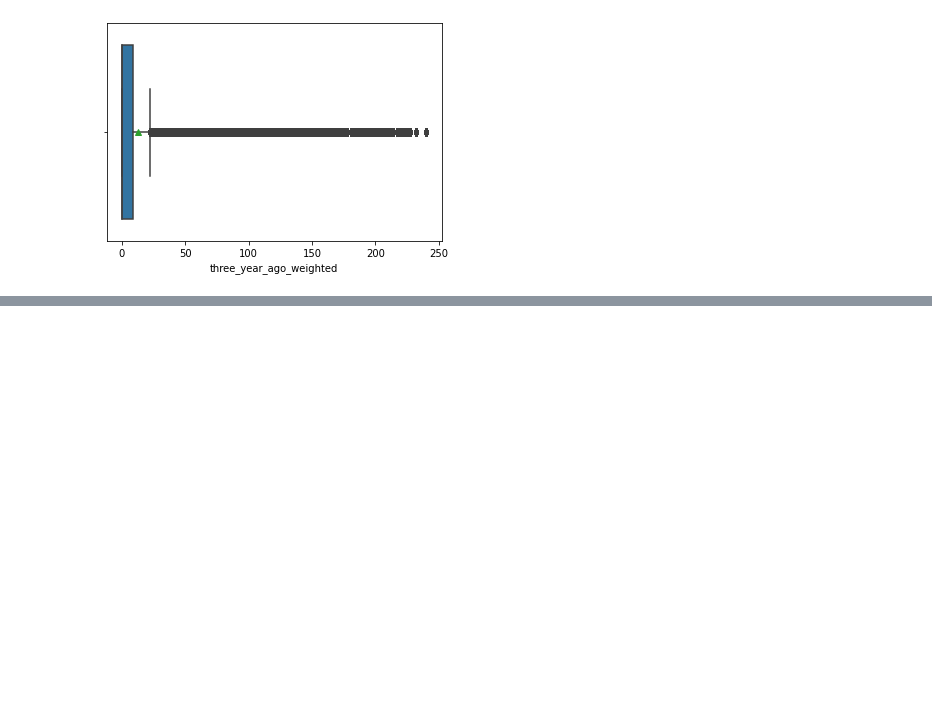
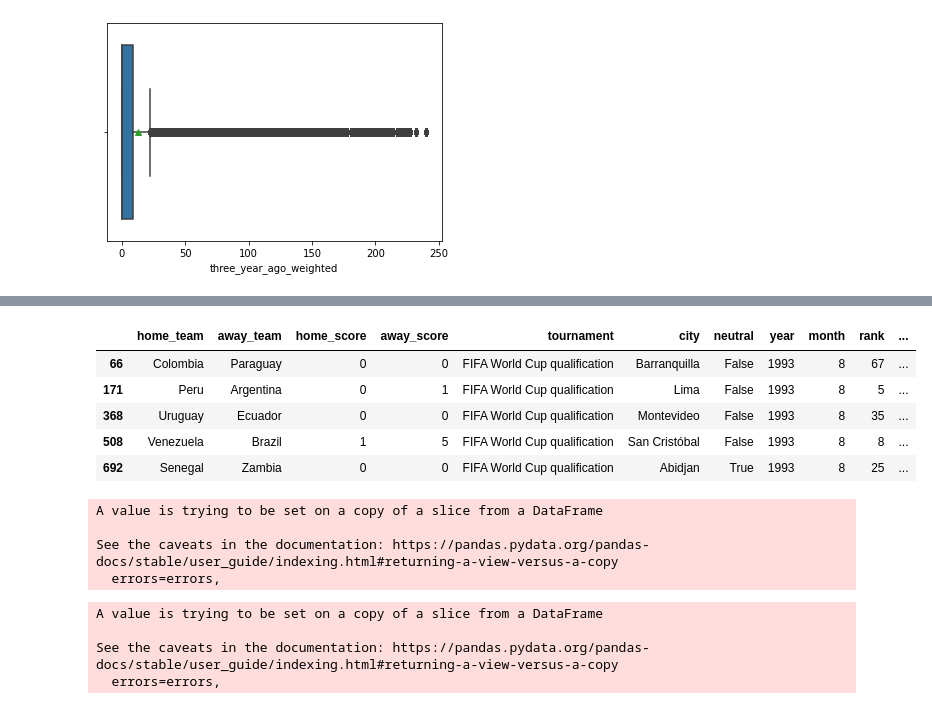
Before and after one commit to Obreintelly/Mchezo_Pesa_Football_Prediction_Analysis, a Jupyter notebook: Mchezo_Pesa_Football_Results_Prediction.ipynb, the cells around one changed output, grey strips where cells are left out. Saved outputs shown, nothing was run; the diff lists cells and outputs as text; code cells hidden in the pictures; blank space fills up the shorter version.

```diff
--- a/Mchezo_Pesa_Football_Results_Prediction.ipynb
+++ b/Mchezo_Pesa_Football_Results_Prediction.ipynb
@@ -357,0 +427,29 @@ bplot =sns.boxplot(fifa_df.three_year_ago_weighted, showmeans=True)
+# %%
+#Matching the Away team to the respective country
+#Doing this gives us the correct rank for the away team as this is based on country
+away_team = fifa_df[fifa_df.away_team==fifa_df.country_full]
+away_team.head()
+# %% [output]
+|  | home_team | away_team | home_score | away_score | tournament | city | neutral | year | month | rank | ... |
+| 66 | Colombia | Paraguay | 0 | 0 | FIFA World Cup qualification | Barranquilla | False | 1993 | 8 | 67 | ... |
+| 171 | Peru | Argentina | 0 | 1 | FIFA World Cup qualification | Lima | False | 1993 | 8 | 5 | ... |
+| 368 | Uruguay | Ecuador | 0 | 0 | FIFA World Cup qualification | Montevideo | False | 1993 | 8 | 35 | ... |
+| 508 | Venezuela | Brazil | 1 | 5 | FIFA World Cup qualification | San Cristóbal | False | 1993 | 8 | 8 | ... |
+| 692 | Senegal | Zambia | 0 | 0 | FIFA World Cup qualification | Abidjan | True | 1993 | 8 | 25 | ... |
+# %%
+#Appropriate the rank column for the Away Team
+away_team.rename(columns={'rank' : 'away_rank'}, inplace=True)
+# %% [output]
+A value is trying to be set on a copy of a slice from a DataFrame
+
+See the caveats in the documentation: https://pandas.pydata.org/pandas-docs/stable/user_guide/indexing.html#returning-a-view-versus-a-copy
+  errors=errors,
+# %%
+#Dropping the Month and Country full columns as they may not be useful in our analysis
+#We keep the neutral column and drop City as neutrality of venue can determine match outcome
+away_team.drop(['month', 'city','country_full'], axis=1, inplace=True)
+# %% [output]
+A value is trying to be set on a copy of a slice from a DataFrame
+
+See the caveats in the documentation: https://pandas.pydata.org/pandas-docs/stable/user_guide/indexing.html#returning-a-view-versus-a-copy
+  errors=errors,
```
Also changed, not shown: parts of 30 cells of this notebook.
